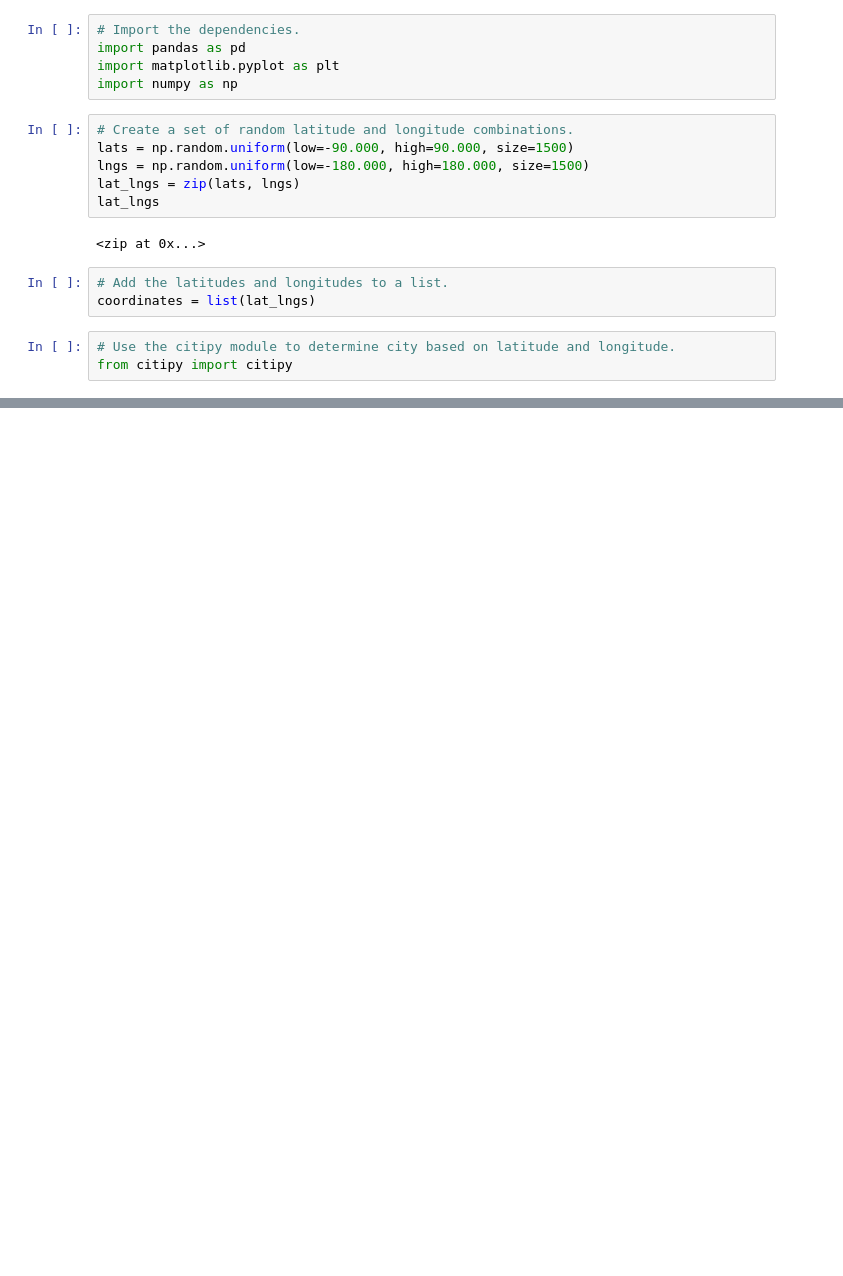
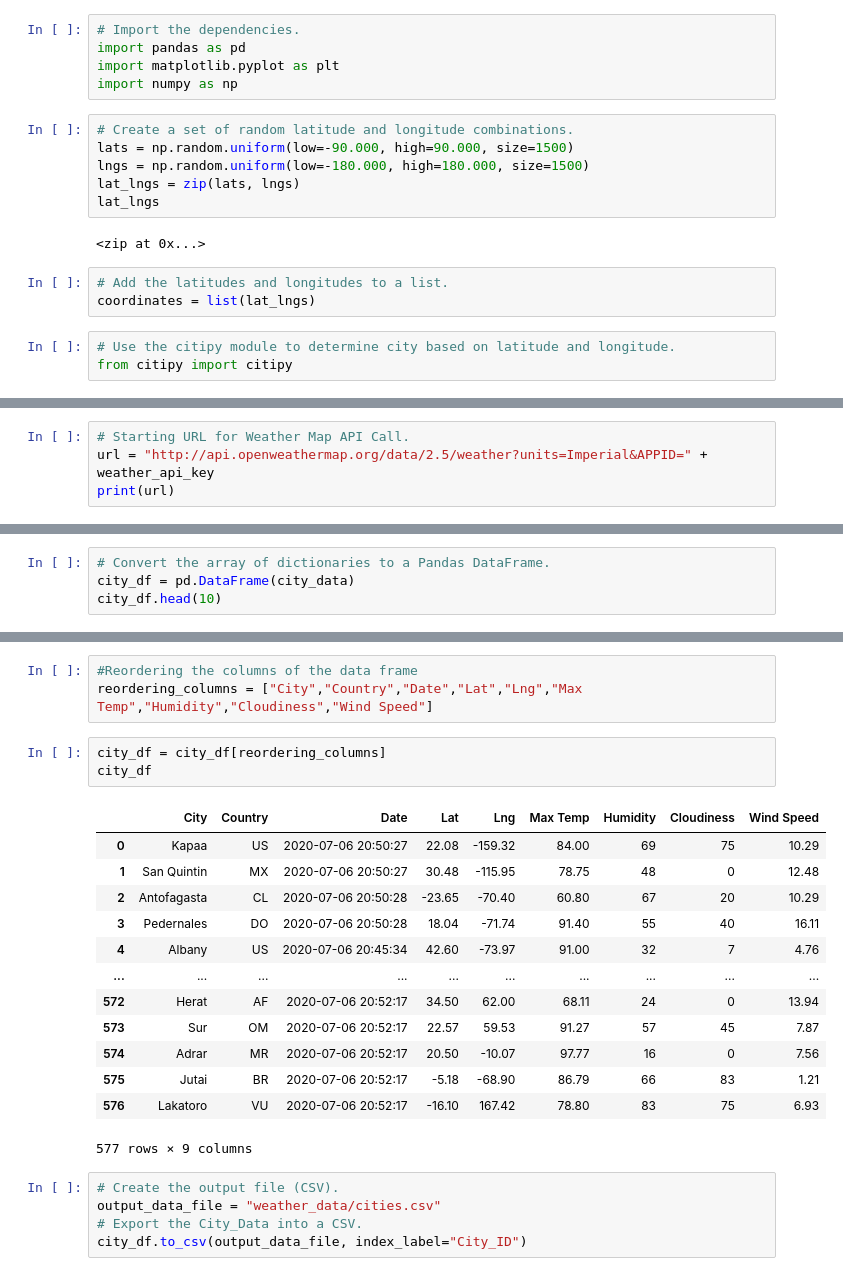
Before and after one commit to amerchant918/World_Weather_Analysis, a Jupyter notebook: WeatherPy.ipynb, the cells around one changed output, grey strips where cells are left out. Cells and saved outputs as stored; diff of their text form; blank space fills up the shorter version.

Commit message:
modifying .gitignore and adding WeatherPy file

```diff
--- a/WeatherPy.ipynb
+++ b/WeatherPy.ipynb
@@ -33,0 +40,4 @@ len(cities)
+# %%
+# Starting URL for Weather Map API Call.
+url = "http://api.openweathermap.org/data/2.5/weather?units=Imperial&APPID=" + weather_api_key
+print(url)
@@ -33,0 +131,4 @@ len(cities)
+# %%
+# Convert the array of dictionaries to a Pandas DataFrame.
+city_df = pd.DataFrame(city_data)
+city_df.head(10)
@@ -33,0 +147,25 @@ len(cities)
+# %%
+#Reordering the columns of the data frame
+reordering_columns = ["City","Country","Date","Lat","Lng","Max Temp","Humidity","Cloudiness","Wind Speed"]
+# %%
+city_df = city_df[reordering_columns]
+city_df
+# %% [output]
+|  | City | Country | Date | Lat | Lng | Max Temp | Humidity | Cloudiness | Wind Speed |
+| 0 | Kapaa | US | 2020-07-06 20:50:27 | 22.08 | -159.32 | 84.00 | 69 | 75 | 10.29 |
+| 1 | San Quintin | MX | 2020-07-06 20:50:27 | 30.48 | -115.95 | 78.75 | 48 | 0 | 12.48 |
+| 2 | Antofagasta | CL | 2020-07-06 20:50:28 | -23.65 | -70.40 | 60.80 | 67 | 20 | 10.29 |
+| 3 | Pedernales | DO | 2020-07-06 20:50:28 | 18.04 | -71.74 | 91.40 | 55 | 40 | 16.11 |
+| 4 | Albany | US | 2020-07-06 20:45:34 | 42.60 | -73.97 | 91.00 | 32 | 7 | 4.76 |
+| ... | ... | ... | ... | ... | ... | ... | ... | ... | ... |
+| 572 | Herat | AF | 2020-07-06 20:52:17 | 34.50 | 62.00 | 68.11 | 24 | 0 | 13.94 |
+| 573 | Sur | OM | 2020-07-06 20:52:17 | 22.57 | 59.53 | 91.27 | 57 | 45 | 7.87 |
+| 574 | Adrar | MR | 2020-07-06 20:52:17 | 20.50 | -10.07 | 97.77 | 16 | 0 | 7.56 |
+| 575 | Jutai | BR | 2020-07-06 20:52:17 | -5.18 | -68.90 | 86.79 | 66 | 83 | 1.21 |
+| 576 | Lakatoro | VU | 2020-07-06 20:52:17 | -16.10 | 167.42 | 78.80 | 83 | 75 | 6.93 |
+577 rows × 9 columns
+# %%
+# Create the output file (CSV).
+output_data_file = "weather_data/cities.csv"
+# Export the City_Data into a CSV.
+city_df.to_csv(output_data_file, index_label="City_ID")
```
Also changed, not shown: parts of 7 cells of this notebook.
